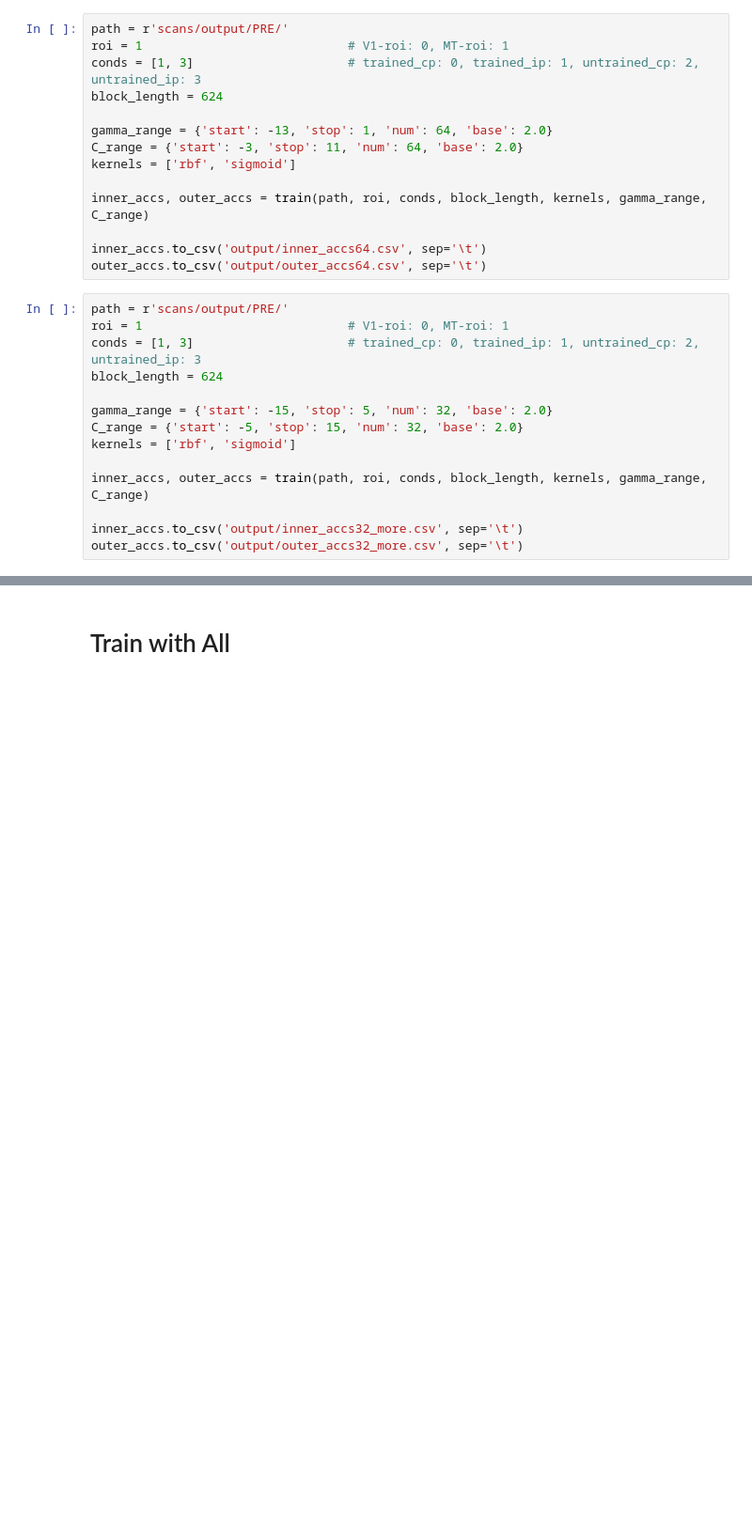
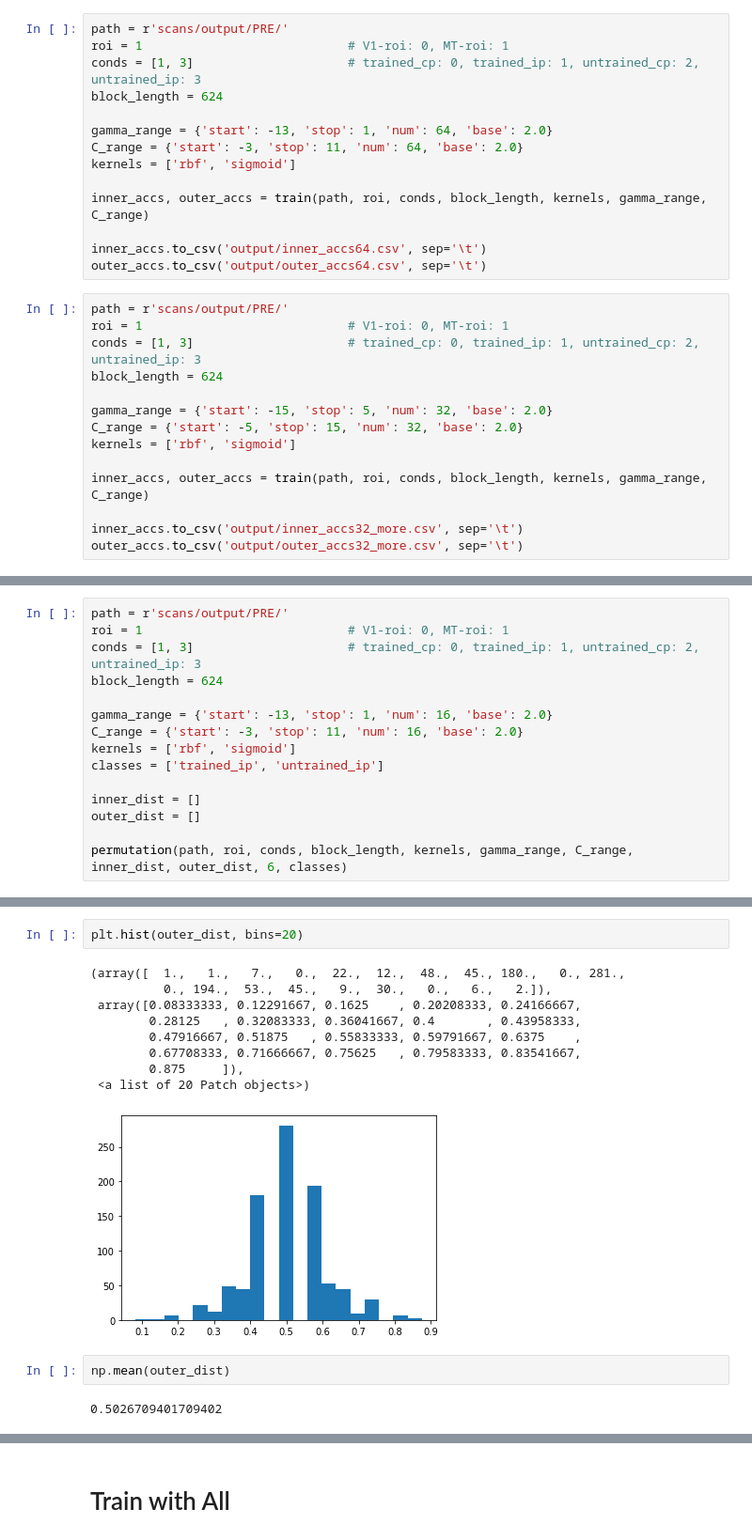
Before and after one commit to alexxyu/fmri-svm, a Jupyter notebook: SVM Classifier (Experimental).ipynb, the cells around one changed output, grey strips where cells are left out. Shown: that part at 94% size. Cells and saved outputs as stored; diff of their text form; blank space fills up the shorter version.

Commit message:
Inner rank tests + init perm test

```diff
--- a/SVM Classifier (Experimental).ipynb
+++ b/SVM Classifier (Experimental).ipynb
@@ -477,0 +493,15 @@ outer_accs.to_csv('output/outer_accs32_more.csv', sep='\t')
+# %%
+path = r'scans/output/PRE/'
+roi = 1                            # V1-roi: 0, MT-roi: 1
+conds = [1, 3]                     # trained_cp: 0, trained_ip: 1, untrained_cp: 2, untrained_ip: 3
+block_length = 624
+
+gamma_range = {'start': -13, 'stop': 1, 'num': 16, 'base': 2.0}
+C_range = {'start': -3, 'stop': 11, 'num': 16, 'base': 2.0}
+kernels = ['rbf', 'sigmoid']
+classes = ['trained_ip', 'untrained_ip']
+
+inner_dist = []
+outer_dist = []
+
+permutation(path, roi, conds, block_length, kernels, gamma_range, C_range, inner_dist, outer_dist, 6, classes)
@@ -477,0 +522,16 @@ outer_accs.to_csv('output/outer_accs32_more.csv', sep='\t')
+# %%
+plt.hist(outer_dist, bins=20)
+# %% [output]
+(array([  1.,   1.,   7.,   0.,  22.,  12.,  48.,  45., 180.,   0., 281.,
+          0., 194.,  53.,  45.,   9.,  30.,   0.,   6.,   2.]),
+ array([0.08333333, 0.12291667, 0.1625    , 0.20208333, 0.24166667,
+        0.28125   , 0.32083333, 0.36041667, 0.4       , 0.43958333,
+        0.47916667, 0.51875   , 0.55833333, 0.59791667, 0.6375    ,
+        0.67708333, 0.71666667, 0.75625   , 0.79583333, 0.83541667,
+        0.875     ]),
+ <a list of 20 Patch objects>)
+[figure, added]
+# %%
+np.mean(outer_dist)
+# %% [output]
+0.5026709401709402
```
Also changed, not shown: parts of 13 cells of this notebook, 10 other files.
